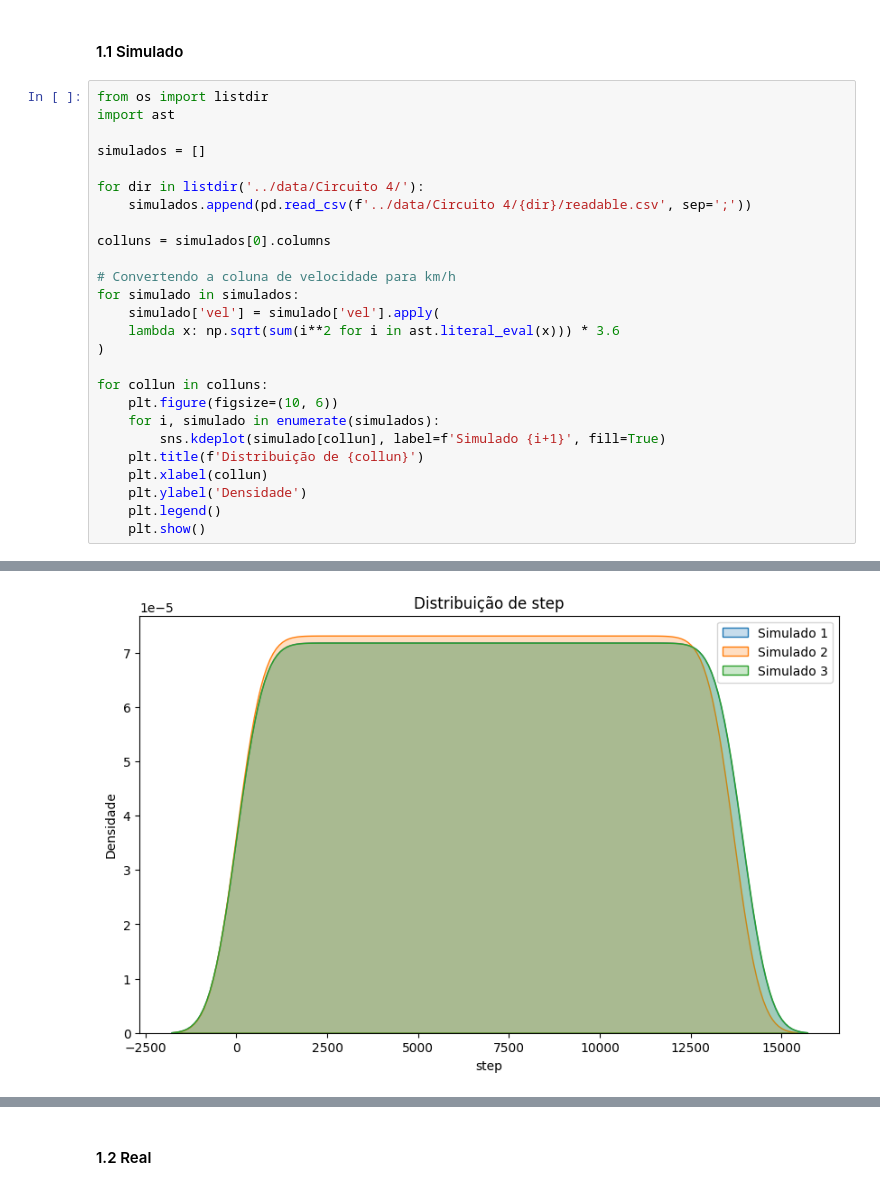
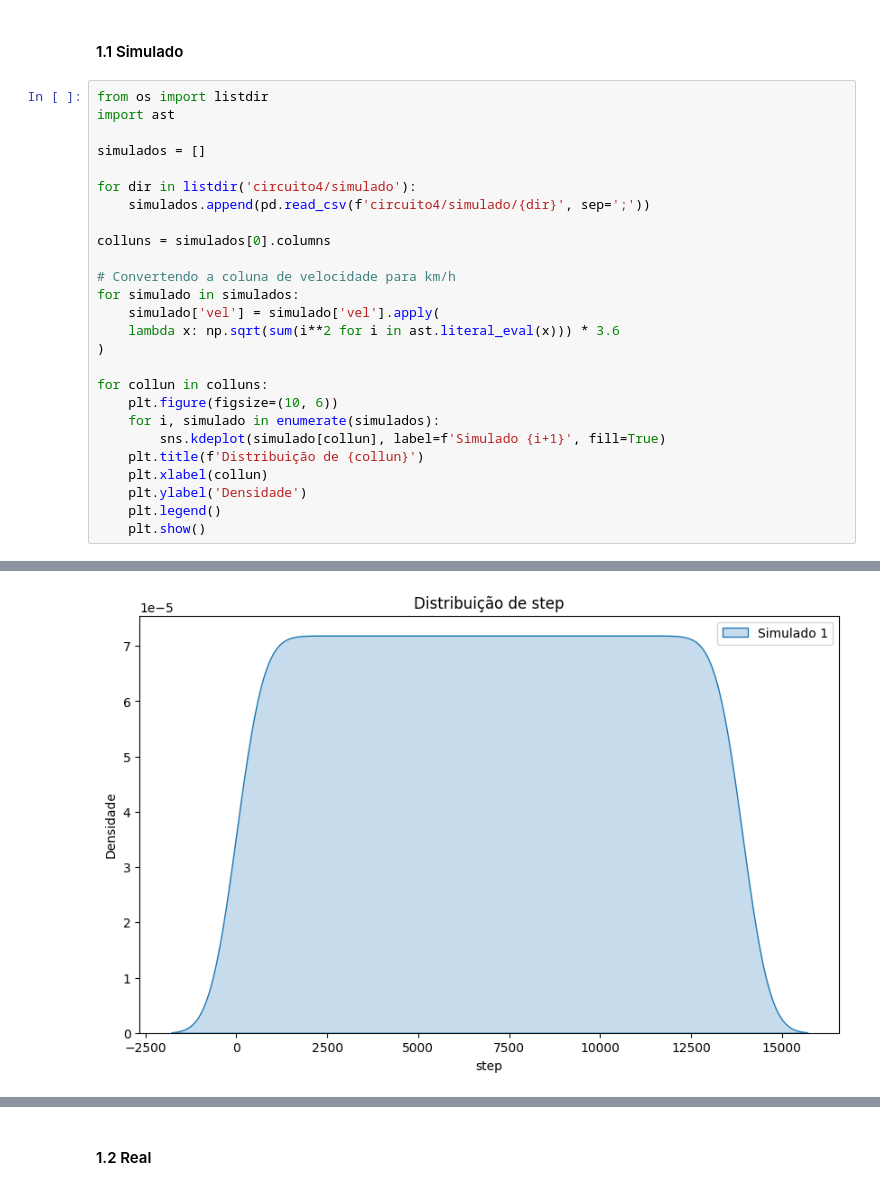
Before and after one commit to INXE-Lainf-Labs/beamng, a Jupyter notebook: validacao/validacao_simulador.ipynb, the cells around one changed output, grey strips where cells are left out. Cells and saved outputs as stored; diff of their text form.

Commit message:
feat: add simulated data, adjust data directory and add TS first analysis

```diff
--- a/validacao/validacao_simulador.ipynb
+++ b/validacao/validacao_simulador.ipynb
@@ -16,8 +16,8 @@ import ast
 
 simulados = []
 
-for dir in listdir('../data/Circuito 4/'):
-    simulados.append(pd.read_csv(f'../data/Circuito 4/{dir}/readable.csv', sep=';'))
+for dir in listdir('circuito4/simulado'):
+    simulados.append(pd.read_csv(f'circuito4/simulado/{dir}', sep=';'))
 
 colluns = simulados[0].columns
 
@@ -41 +41 @@ for collun in colluns:
-[figure, old version]
+[figure, new version]
```
Also changed, not shown: parts of 4 cells of this notebook, 22 other files.
